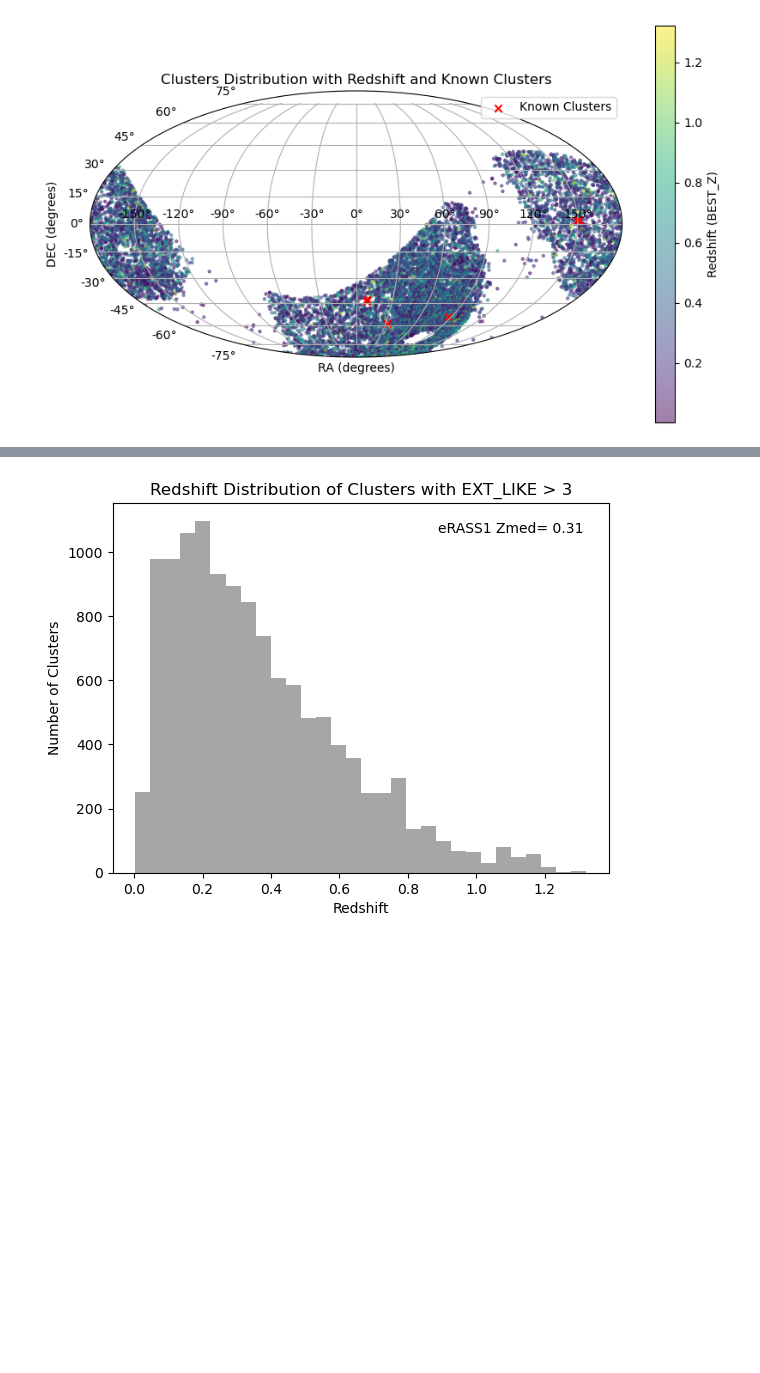
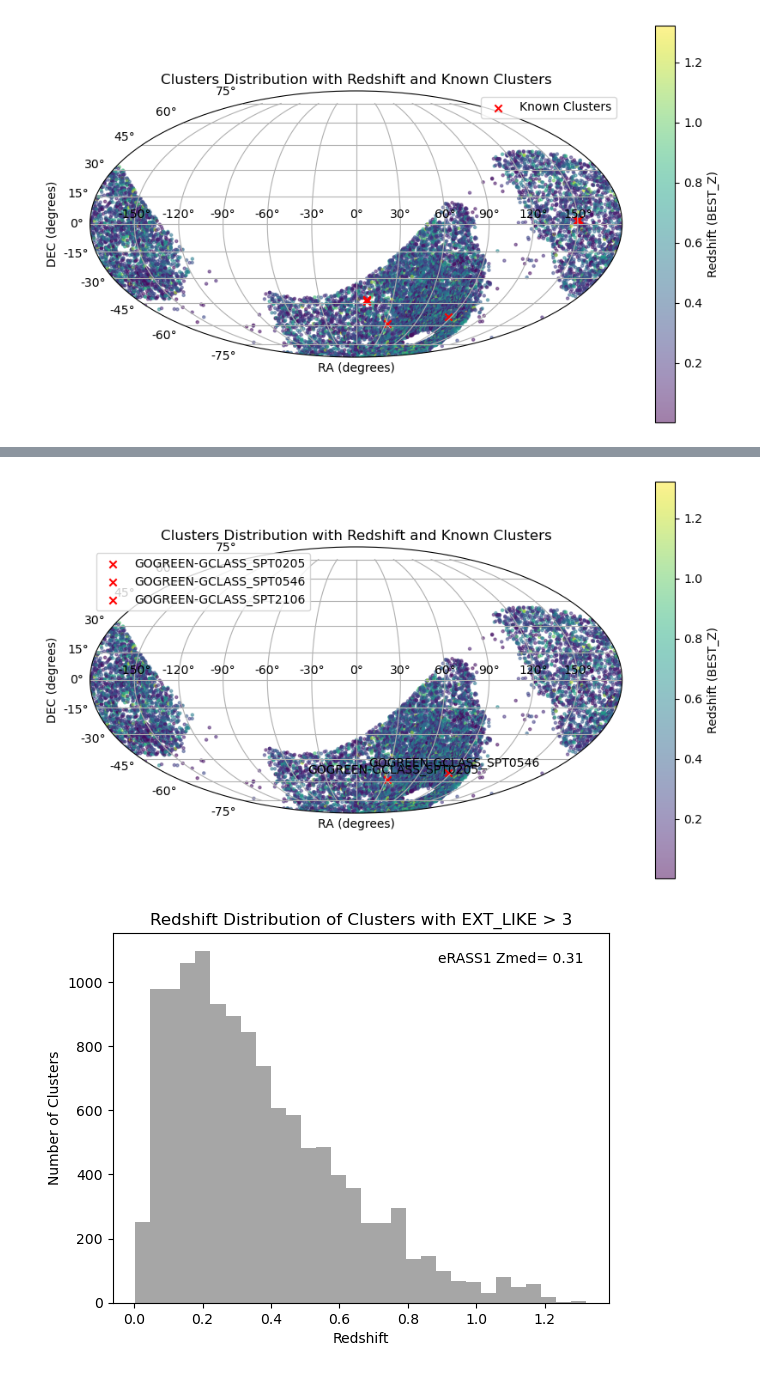
Before and after one commit to RyanNease/GoGreeneRosita, a Jupyter notebook: eROSITACatalog.ipynb, the cells around one changed output, grey strips where cells are left out. Drawn from its saved outputs; the diff is of its cells as text; code cells hidden in the pictures; blank space fills up the shorter version.

```diff
--- a/eROSITACatalog.ipynb
+++ b/eROSITACatalog.ipynb
@@ -208,3 +250,41 @@ plt.show()
+# %%
+# Extract necessary columns
+ra = data_table['RA']
+dec = data_table['DEC']
+redshift = data_table['BEST_Z']
+
+# Calculate rotation angle
+rotation_angle = 180 - 180
+
+# Rotate RA coordinates
+ra_mollweide = np.remainder(ra + 360 - 180 + rotation_angle, 360) - 180
+ra_mollweide = np.radians(ra_mollweide)
+
+# Create a Mollweide scatter plot with redshift information
+fig = plt.figure(figsize=(10, 6))
+ax = fig.add_subplot(111, projection="mollweide")
+scatter = ax.scatter(ra_mollweide, np.radians(dec), c=redshift, s=5, alpha=0.5, cmap='viridis')
+ax.set_title('Clusters Distribution with Redshift and Known Clusters')
+ax.set_xlabel('RA (degrees)')
+ax.set_ylabel('DEC (degrees)')
+
+# Overplot filtered data based on the boolean mask
+for i in range(len(mask)):
+    if mask[i]:
+        label_name = match_names[i].split(',')[1].strip()
+        ax.scatter(np.radians(ras[i]), np.radians(decs[i]), c='red', marker='x', label=label_name)
+
+        # Annotate each point with its label
+        ax.annotate(label_name, (np.radians(ras[i]), np.radians(decs[i])), textcoords="offset points", xytext=(5,5), ha='center')
+
+#add colorbar for redshift
+plt.colorbar(scatter, label='Redshift (BEST_Z)')
+plt.grid(True)
+plt.legend()
+plt.savefig('mollweide_plot_with_filtered_data.png')
+plt.show()
+# %% [output]
+[figure, added]
 # %%
 import matplotlib.pyplot as plt
 
```
Also changed, not shown: parts of 10 cells of this notebook.
